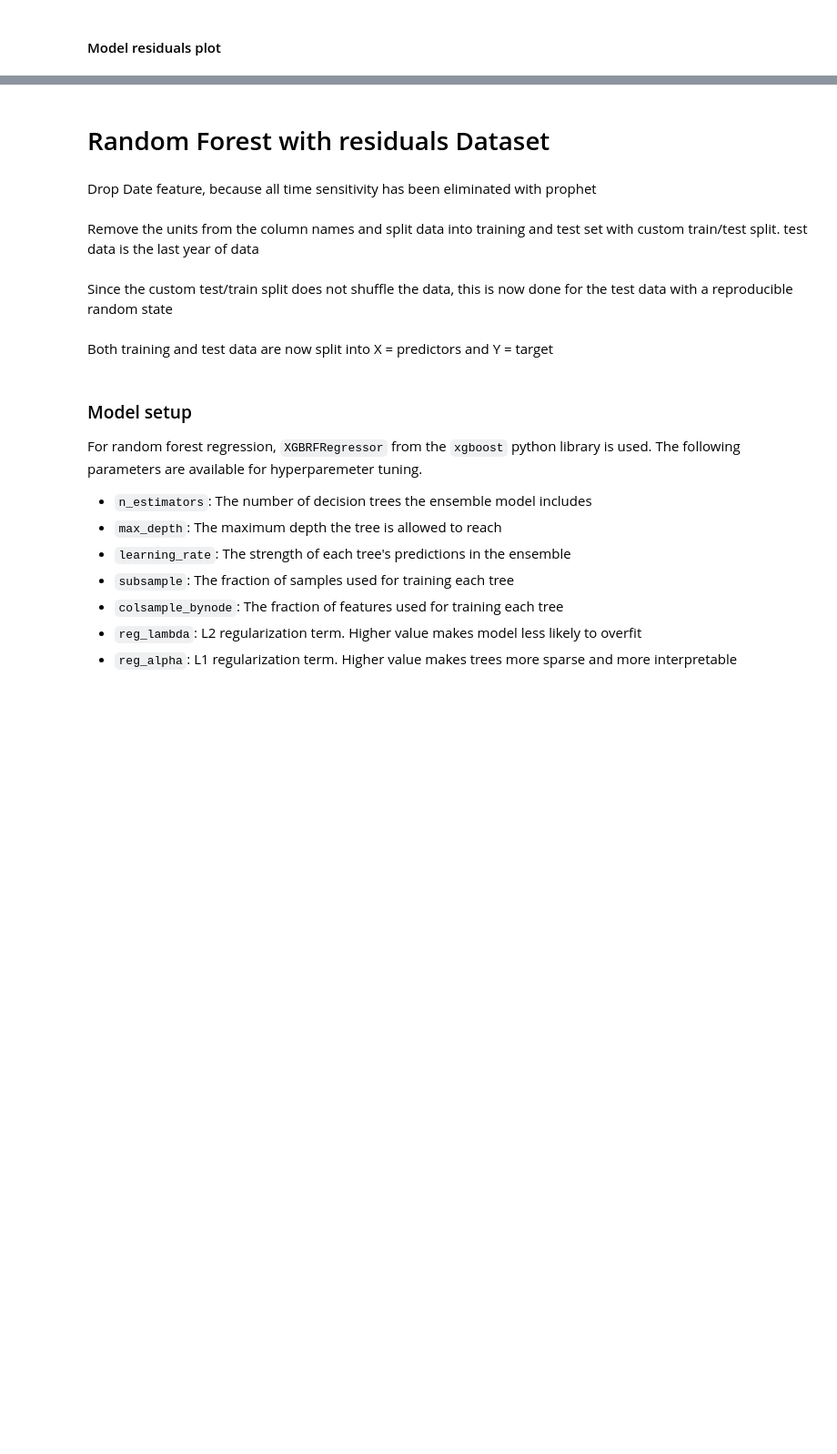
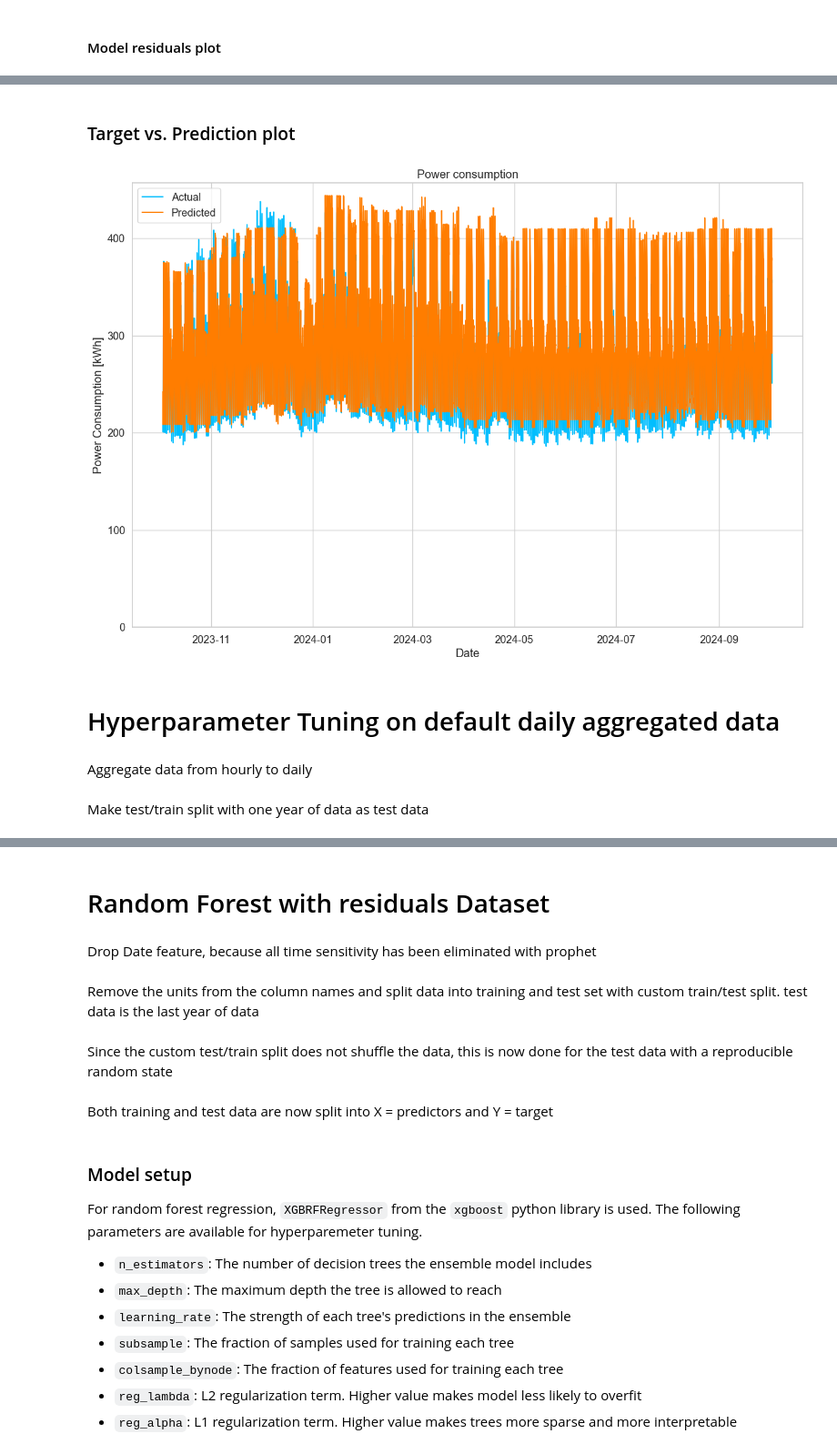
Before and after one commit to d-sbrgr/DSPRO1-power-prediction, a Jupyter notebook: random_forest_models.ipynb, the cells around one changed output, grey strips where cells are left out. Shown at 91% size. Drawn from its saved outputs; the diff is of its cells as text; code cells hidden in the pictures; blank space fills up the shorter version.

```diff
--- a/random_forest_models.ipynb
+++ b/random_forest_models.ipynb
@@ -187,0 +195,10 @@ plot_residuals(y_test, y_pred)
+# %% [markdown]
+### Target vs. Prediction plot
+# %%
+plot_target_and_predictions(test_dates, y_test / 1e3, y_pred / 1e3, "Power consumption", "Date", "Power Consumption [kWh]")
+# %% [output]
+[figure, added]
+# %% [markdown]
+# Hyperparameter Tuning on default daily aggregated data
+# %% [markdown]
+Aggregate data from hourly to daily
@@ -187,0 +212,2 @@ plot_residuals(y_test, y_pred)
+# %% [markdown]
+Make test/train split with one year of data as test data
```
Also changed, not shown: parts of 104 cells of this notebook, 4 other files.
